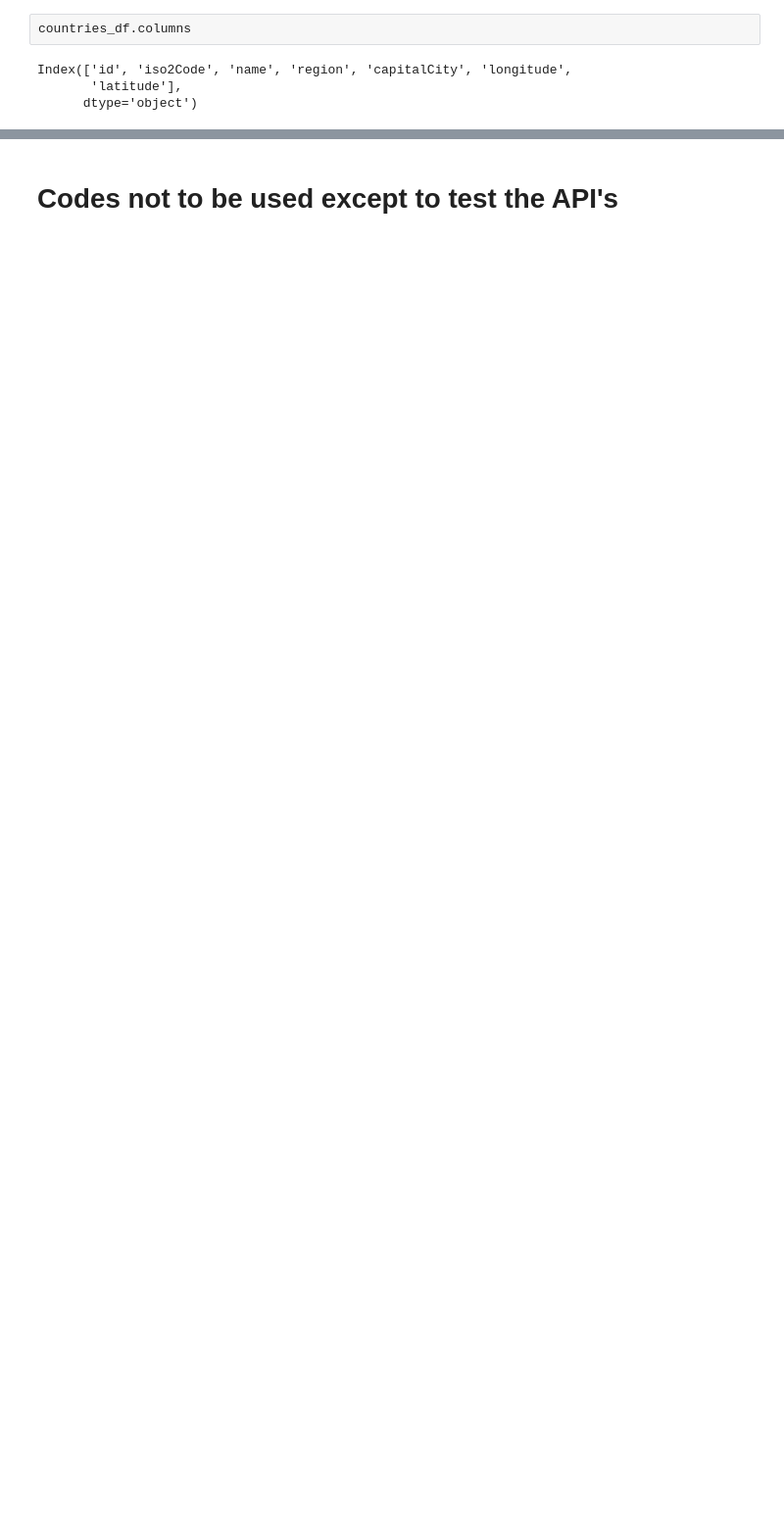
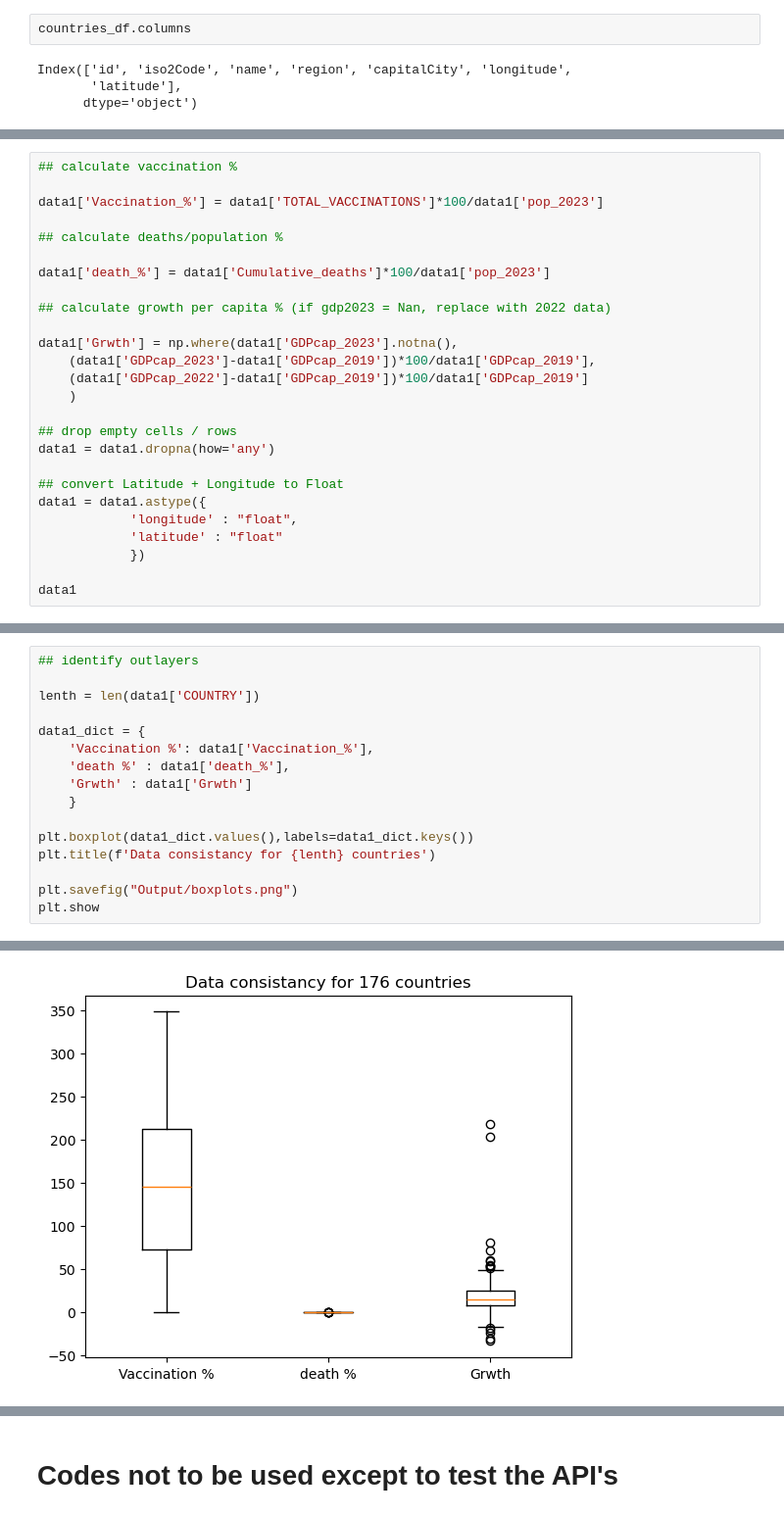
Before and after one commit to nazimben25/project1_group2, a Jupyter notebook: q4_death_vs_vaccination.ipynb, the cells around one changed output, grey strips where cells are left out. Shown at 98% size. Cells and saved outputs as stored; diff of their text form; blank space fills up the shorter version.

Commit message:
update code q4 : 1st charts, regression in progress

```diff
--- a/q4_death_vs_vaccination.ipynb
+++ b/q4_death_vs_vaccination.ipynb
@@ -443,0 +517,26 @@ gdp_pop_df.head()
+# %%
+## calculate vaccination %
+
+data1['Vaccination_%'] = data1['TOTAL_VACCINATIONS']*100/data1['pop_2023']
+
+## calculate deaths/population %
+
+data1['death_%'] = data1['Cumulative_deaths']*100/data1['pop_2023']
+
+## calculate growth per capita % (if gdp2023 = Nan, replace with 2022 data)
+
+data1['Grwth'] = np.where(data1['GDPcap_2023'].notna(),
+    (data1['GDPcap_2023']-data1['GDPcap_2019'])*100/data1['GDPcap_2019'],
+    (data1['GDPcap_2022']-data1['GDPcap_2019'])*100/data1['GDPcap_2019']
+    )
+
+## drop empty cells / rows
+data1 = data1.dropna(how='any')
+
+## convert Latitude + Longitude to Float
+data1 = data1.astype({
+            'longitude' : "float",
+            'latitude' : "float"
+            })
+
+data1
@@ -443,0 +589,17 @@ gdp_pop_df.head()
+# %%
+## identify outlayers
+
+lenth = len(data1['COUNTRY'])
+
+data1_dict = {
+    'Vaccination %': data1['Vaccination_%'],
+    'death %' : data1['death_%'],
+    'Grwth' : data1['Grwth']
+    }
+
+plt.boxplot(data1_dict.values(),labels=data1_dict.keys())
+plt.title(f'Data consistancy for {lenth} countries')
+
+plt.savefig("Output/boxplots.png")
+plt.show
+# %% [output]
@@ -443,0 +607 @@ gdp_pop_df.head()
+[figure, added]
```
Also changed, not shown: parts of 34 cells of this notebook, 10 other files.
